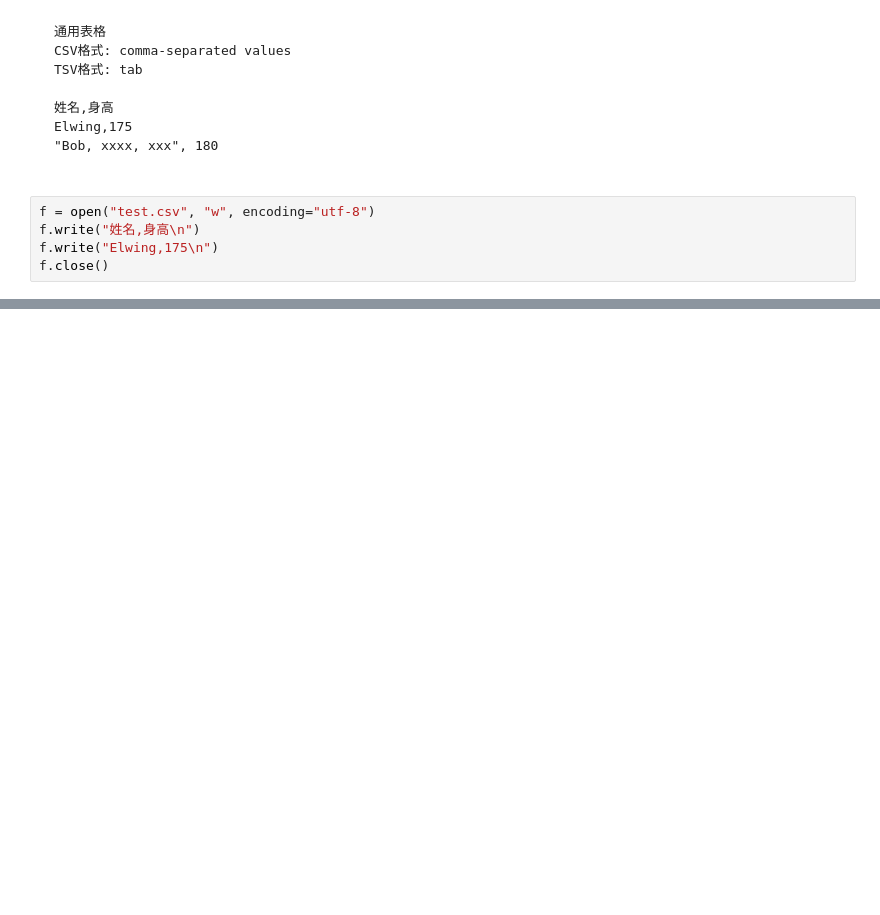
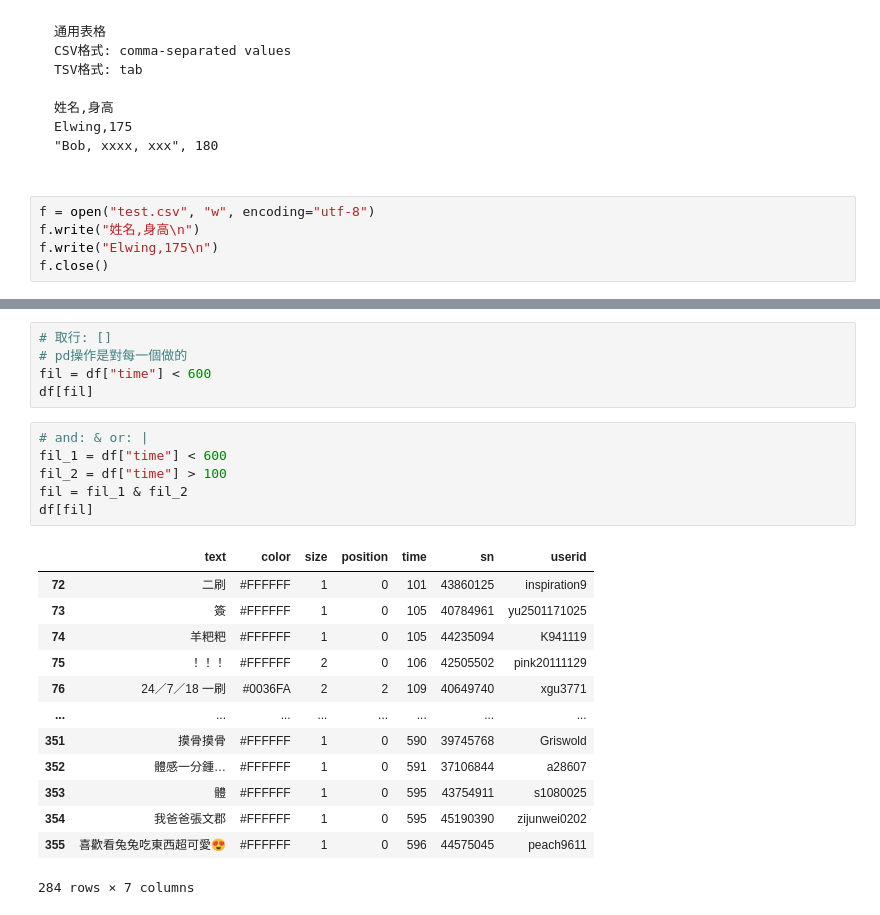
Before and after one commit to Elwing-Chou/ximen20260316, a Jupyter notebook: ximen20260408.ipynb, the cells around one changed output, grey strips where cells are left out. Cells and saved outputs as stored; diff of their text form; blank space fills up the shorter version.

```diff
--- a/ximen20260408.ipynb
+++ b/ximen20260408.ipynb
@@ -137,0 +156,25 @@ df
+# %%
+# 取行: []
+# pd操作是對每一個做的
+fil = df["time"] < 600
+df[fil]
+# %%
+# and: & or: |
+fil_1 = df["time"] < 600
+fil_2 = df["time"] > 100
+fil = fil_1 & fil_2
+df[fil]
+# %% [output]
+|  | text | color | size | position | time | sn | userid |
+| 72 | 二刷 | #FFFFFF | 1 | 0 | 101 | 43860125 | inspiration9 |
+| 73 | 簽 | #FFFFFF | 1 | 0 | 105 | 40784961 | yu2501171025 |
+| 74 | 羊粑粑 | #FFFFFF | 1 | 0 | 105 | 44235094 | K941119 |
+| 75 | ！！！ | #FFFFFF | 2 | 0 | 106 | 42505502 | pink20111129 |
+| 76 | 24／7／18 一刷 | #0036FA | 2 | 2 | 109 | 40649740 | xgu3771 |
+| ... | ... | ... | ... | ... | ... | ... | ... |
+| 351 | 摸骨摸骨 | #FFFFFF | 1 | 0 | 590 | 39745768 | Griswold |
+| 352 | 體感一分鍾… | #FFFFFF | 1 | 0 | 591 | 37106844 | a28607 |
+| 353 | 體 | #FFFFFF | 1 | 0 | 595 | 43754911 | s1080025 |
+| 354 | 我爸爸張文郡 | #FFFFFF | 1 | 0 | 595 | 45190390 | zijunwei0202 |
+| 355 | 喜歡看兔兔吃東西超可愛😍 | #FFFFFF | 1 | 0 | 596 | 44575045 | peach9611 |
+284 rows × 7 columns
```
Also changed, not shown: parts of 2 cells of this notebook.
